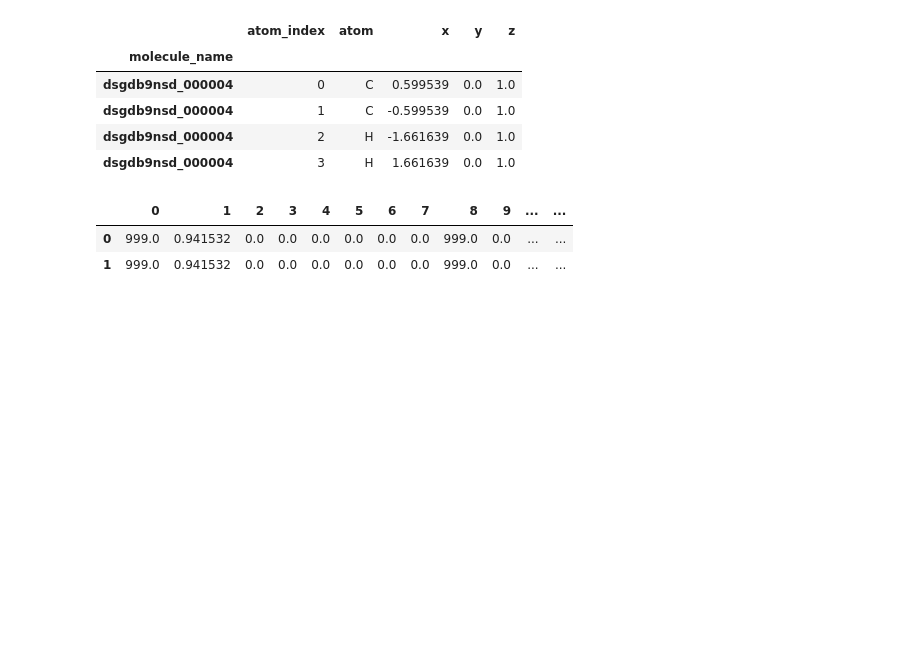
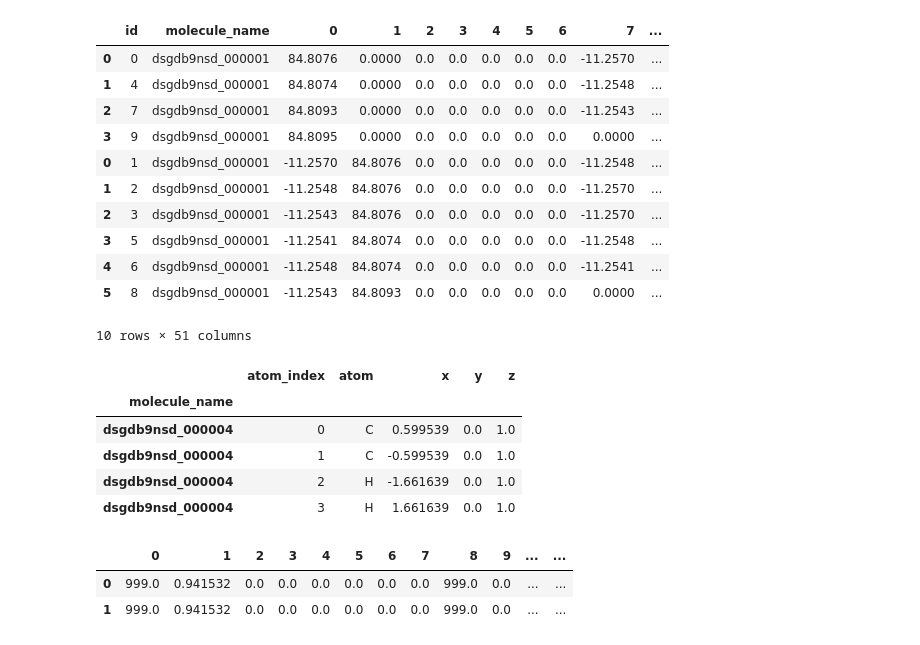
Before and after one commit to Rio114/kaggle, a Jupyter notebook: champs/dev_util.ipynb, the cells around one changed output. Saved outputs shown, nothing was run; the diff lists cells and outputs as text; code cells hidden in the pictures; blank space fills up the shorter version.

```diff
--- a/champs/dev_util.ipynb
+++ b/champs/dev_util.ipynb
@@ -114,3 +239,23 @@ df_idx.loc[m]
+# %%
+cols = list(a.columns)
+cols.remove('id')
+cols.remove('molecule_name')
+ids = a['id']
+mol_names = a['molecule_name']
+pd.concat([ids, mol_names, a[cols].replace(id_sc_map)], axis=1)
+# %% [output]
+|  | id | molecule_name | 0 | 1 | 2 | 3 | 4 | 5 | 6 | 7 | ... |
+| 0 | 0 | dsgdb9nsd_000001 | 84.8076 | 0.0000 | 0.0 | 0.0 | 0.0 | 0.0 | 0.0 | -11.2570 | ... |
+| 1 | 4 | dsgdb9nsd_000001 | 84.8074 | 0.0000 | 0.0 | 0.0 | 0.0 | 0.0 | 0.0 | -11.2548 | ... |
+| 2 | 7 | dsgdb9nsd_000001 | 84.8093 | 0.0000 | 0.0 | 0.0 | 0.0 | 0.0 | 0.0 | -11.2543 | ... |
+| 3 | 9 | dsgdb9nsd_000001 | 84.8095 | 0.0000 | 0.0 | 0.0 | 0.0 | 0.0 | 0.0 | 0.0000 | ... |
+| 0 | 1 | dsgdb9nsd_000001 | -11.2570 | 84.8076 | 0.0 | 0.0 | 0.0 | 0.0 | 0.0 | -11.2548 | ... |
+| 1 | 2 | dsgdb9nsd_000001 | -11.2548 | 84.8076 | 0.0 | 0.0 | 0.0 | 0.0 | 0.0 | -11.2570 | ... |
+| 2 | 3 | dsgdb9nsd_000001 | -11.2543 | 84.8076 | 0.0 | 0.0 | 0.0 | 0.0 | 0.0 | -11.2570 | ... |
+| 3 | 5 | dsgdb9nsd_000001 | -11.2541 | 84.8074 | 0.0 | 0.0 | 0.0 | 0.0 | 0.0 | -11.2548 | ... |
+| 4 | 6 | dsgdb9nsd_000001 | -11.2548 | 84.8074 | 0.0 | 0.0 | 0.0 | 0.0 | 0.0 | -11.2541 | ... |
+| 5 | 8 | dsgdb9nsd_000001 | -11.2543 | 84.8093 | 0.0 | 0.0 | 0.0 | 0.0 | 0.0 | 0.0000 | ... |
+10 rows × 51 columns
 # %%
 df_structures_idx.loc[m]
 # %% [output]
```
Also changed, not shown: parts of 21 cells of this notebook, 4 other files.
